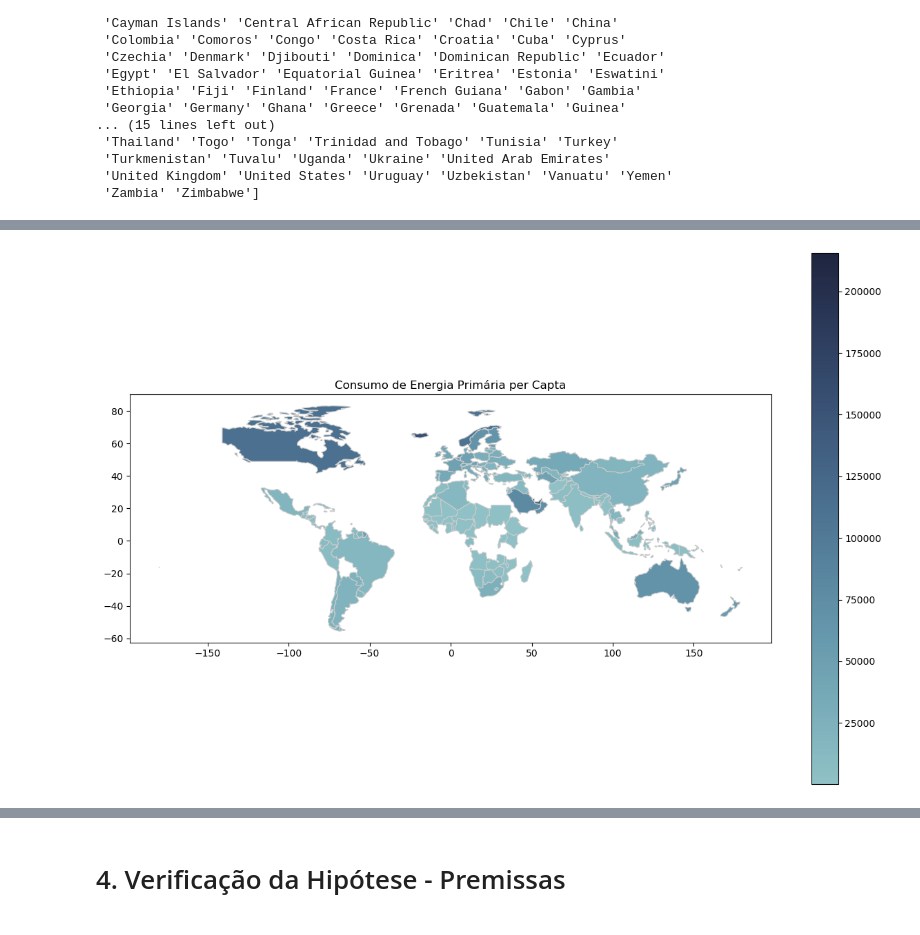
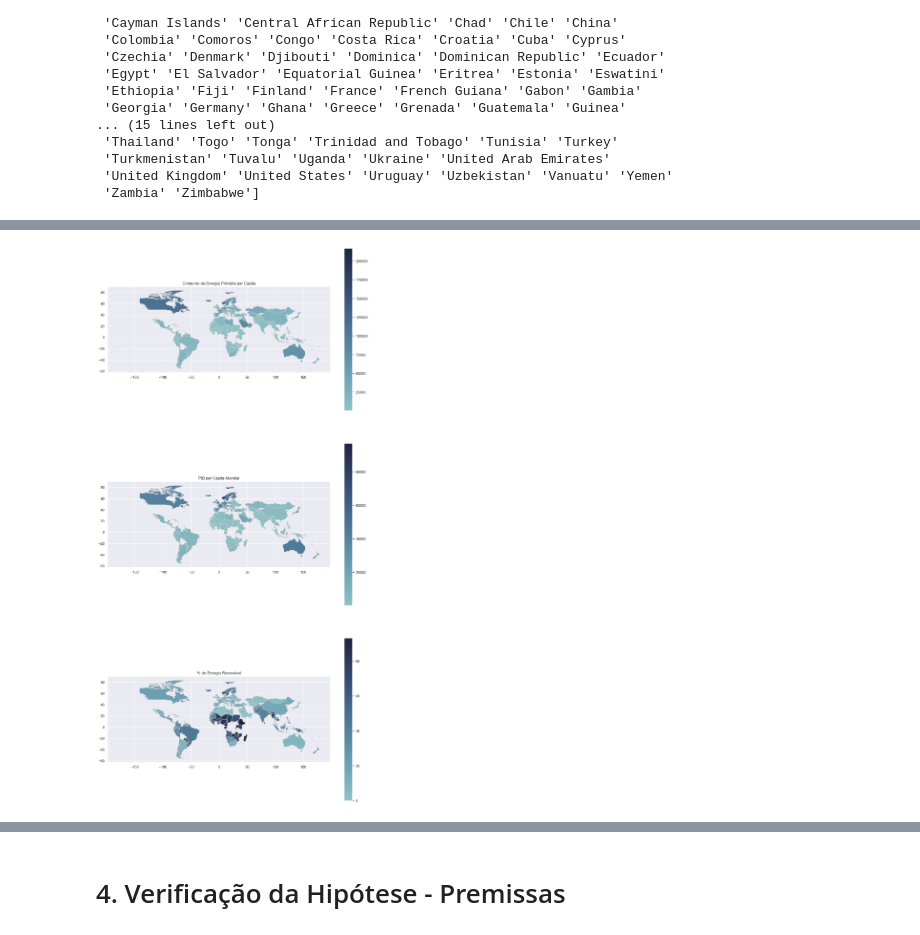
Before and after one commit to Felipefalex/Projeto-Sustainable-Energy, a Jupyter notebook: sustainable_energy.ipynb, the cells around one changed output, grey strips where cells are left out. Drawn from its saved outputs; the diff is of its cells as text; code cells hidden in the pictures.

```diff
--- a/sustainable_energy.ipynb
+++ b/sustainable_energy.ipynb
@@ -96,10 +99,10 @@ Temos 176 em nosso dataframe, sendo a lista completa deles:
 # %%
 # Dataframe reduzido
-colunas_reduzidas = ['Entity', 'Year', 'Primary energy consumption per capita (kWh/person)', 'gdp_per_capita']
+colunas_reduzidas = ['Entity', 'Year', 'Primary energy consumption per capita (kWh/person)', 'gdp_per_capita', 'Renewable energy share in the total final energy consumption (%)']
 data = data[colunas_reduzidas]
 
 # Alterando o nome das colunas
-data.columns = ['Pais', 'Ano', 'Consumo energia primaria per capita', 'PIB per capita']
+data.columns = ['Pais', 'Ano', 'Consumo energia primaria per capita', 'PIB per capita', 'Renováveis %']
 # %%
 # Avaliando a quantidade de valores nulos
 nulos = pd.DataFrame(data.isnull().sum().sort_values(ascending=False)[:25])
@@ -141,12 +145,11 @@ dtype: int64
 # Remoção das informações faltantes
 # Lista de países a serem removidos
 paises_a_remover = [
-    "Egypt", "Saint Vincent and the Grenadines", "Saint Lucia",
-    "Saint Kitts and Nevis", "Gambia", "Bahamas", "New Caledonia",
-    "Czechia", "Kyrgyzstan", "Slovakia", "Congo", "Yemen",
-    "Cayman Islands", "Somalia", "Aruba", "Bulgaria", "Bermuda",
-    "Puerto Rico", "Lebanon", "Libya", "Albania", "Eritrea",
-    "Nauru", "Djibouti"
+    "Saint Vincent and the Grenadines", "Egypt", "Slovakia",
+    "Congo", "Czechia", "Bahamas", "Saint Lucia",
+    "Saint Kitts and Nevis", "Gambia",  "Kyrgyzstan",
+    "Yemen", "Albania", "Somalia", "Nauru",
+    "Eritrea", "Cayman Islands", "South Sudan",
 ]
 
 # Removendo os países especificados do dataframe
@@ -216,3 +234,5 @@ plt.show()
+# %%
+data = data[data['Ano'] != 2020]
 # %%
 # Calculando a quantidade de informações não nulas por país para as variáveis-chave
 quantidade_info_por_pais = data.groupby('Pais')[variáveis_chave].count().sum(axis=1)
@@ -239,23 +259,52 @@ Length: 152, dtype: int64
 # %%
-# Análise do PIB per capita por país
 # Carregando um mapa mundial
 mundo = gpd.read_file(gpd.datasets.get_path('naturalearth_lowres'))
 
-# Calculando a média do uso de energia primária per capta por país
-media_uso_energia_primaira_per_capta = data.groupby('Pais')['Consumo energia primaria per capita'].mean()
-uso_energia_mundial = mundo.set_index('name').join(media_uso_energia_primaira_per_capta)
-
+# Definindo a paleta de cores
 cores_mapa = sns.cubehelix_palette(rot=-.25, light=.7, as_cmap=True)
 
-# Plotando o mapa
-fig, ax = plt.subplots(1, 1, figsize=(15, 10))
+# Calculando a média do uso de energia primária per capita por país
+media_uso_energia_primaria_per_capita = data.groupby('Pais')['Consumo energia primaria per capita'].mean()
+uso_energia_mundial = mundo.set_index('name').join(media_uso_energia_primaria_per_capita)
+
+# Calculando a média do PIB per capita por país
+media_pib_per_capta = data.groupby('Pais')['PIB per capita'].mean()
+pib_per_capta_mundial = mundo.set_index('name').join(media_pib_per_capta)
+
+# Calculando a média do percentual de energia renovável por país
+media_energia_renovavel = data.groupby('Pais')['Renováveis %'].mean()
+energia_renovavel_mundial = mundo.set_index('name').join(media_energia_renovavel)
+
+# Plotando os mapas
+fig, axs = plt.subplots(3, 1, figsize=(15, 30))
+
+# Mapa do Consumo de Energia Primária per Capita
 uso_energia_mundial.plot(column='Consumo energia primaria per capita',
-                            cmap=cores_mapa,
-                            linewidth=0.8,
-                            ax=ax,
-                            edgecolor='0.8',
-                            legend=True)
-ax.set_title('Consumo de Energia Primária per Capta')
+                         cmap=cores_mapa,
+                         linewidth=0.8,
+                         ax=axs[0],
+                         edgecolor='0.8',
+                         legend=True)
+axs[0].set_title('Consumo de Energia Primária per Capita')
+
+# Mapa do PIB per Capita Mundial
+pib_per_capta_mundial.plot(column='PIB per capita',
+                           cmap=cores_mapa,
+                           linewidth=0.8,
+                           ax=axs[1],
+                           edgecolor='0.8',
+                           legend=True)
+axs[1].set_title('PIB per Capita Mundial')
+
+# Mapa do Percentual de Energia Renovável
+energia_renovavel_mundial.plot(column='Renováveis %',
+                               cmap=cores_mapa,
+                               linewidth=0.8,
+                               ax=axs[2],
+                               edgecolor='0.8',
+                               legend=True)
+axs[2].set_title('% de Energia Renovável')
+
 plt.show()
 # %% [output]
-[figure, old version]
+[figure, new version]
```
Also changed, not shown: parts of 34 cells of this notebook.
